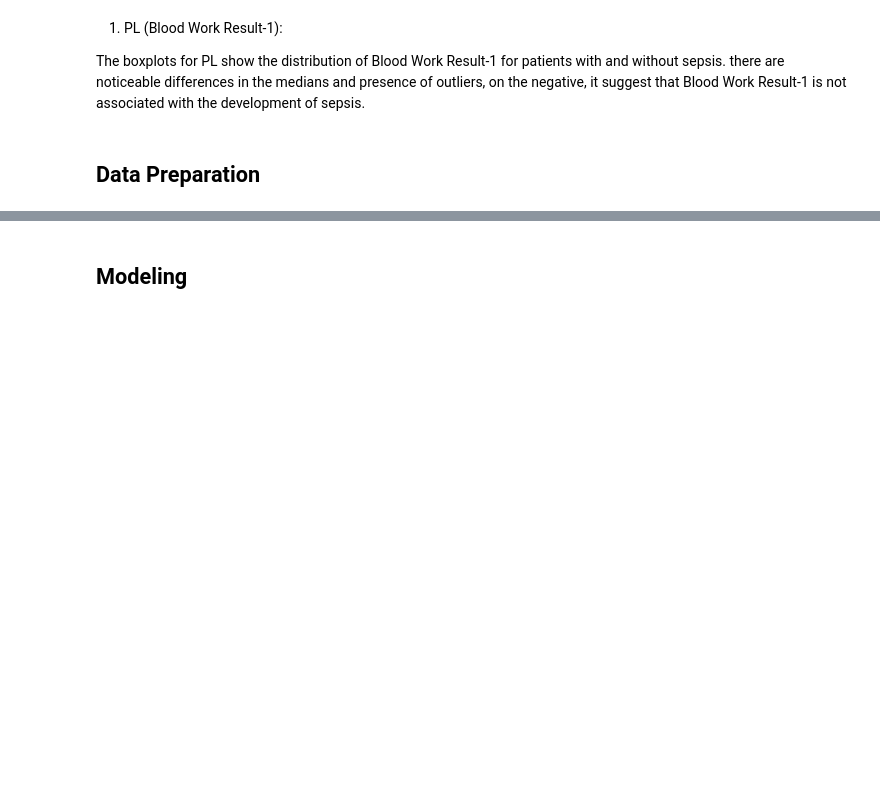
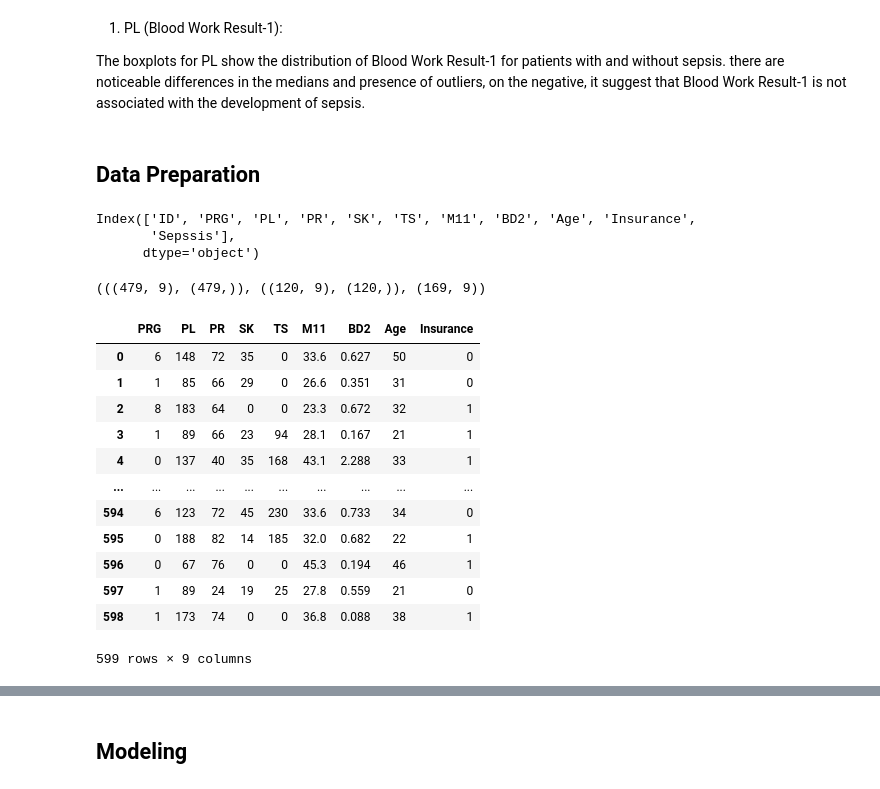
Before and after one commit to mancatha/P6, a Jupyter notebook: notebok.ipynb, the cells around one changed output, grey strips where cells are left out. Saved outputs shown, nothing was run; the diff lists cells and outputs as text; code cells hidden in the pictures; blank space fills up the shorter version.

Commit message:
training

```diff
--- a/notebok.ipynb
+++ b/notebok.ipynb
@@ -312,3 +327,35 @@ plt.show()
 The boxplots for PL show the distribution of Blood Work Result-1 for patients with and without sepsis. there are noticeable differences in the medians and presence of outliers, on the negative, it suggest that Blood Work Result-1 is not associated with the development of sepsis.
 # %% [markdown]
 ## Data Preparation
+# %%
+df.columns
+# %% [output]
+Index(['ID', 'PRG', 'PL', 'PR', 'SK', 'TS', 'M11', 'BD2', 'Age', 'Insurance',
+       'Sepssis'],
+      dtype='object')
+# %%
+# lets separate the dependent and independent/target variable
+X = df.drop(['Sepssis', 'ID'], axis=1)
+y = df['Sepssis']
+
+X_test = test.drop('ID',axis =1)
+X_train, X_eval, y_train, y_eval = train_test_split(X, y, test_size=0.2, random_state=42,stratify=y)
+(X_train.shape, y_train.shape),(X_eval.shape, y_eval.shape),(X_test.shape)
+# %% [output]
+(((479, 9), (479,)), ((120, 9), (120,)), (169, 9))
+# %%
+X
+# %% [output]
+|  | PRG | PL | PR | SK | TS | M11 | BD2 | Age | Insurance |
+| 0 | 6 | 148 | 72 | 35 | 0 | 33.6 | 0.627 | 50 | 0 |
+| 1 | 1 | 85 | 66 | 29 | 0 | 26.6 | 0.351 | 31 | 0 |
+| 2 | 8 | 183 | 64 | 0 | 0 | 23.3 | 0.672 | 32 | 1 |
+| 3 | 1 | 89 | 66 | 23 | 94 | 28.1 | 0.167 | 21 | 1 |
+| 4 | 0 | 137 | 40 | 35 | 168 | 43.1 | 2.288 | 33 | 1 |
+| ... | ... | ... | ... | ... | ... | ... | ... | ... | ... |
+| 594 | 6 | 123 | 72 | 45 | 230 | 33.6 | 0.733 | 34 | 0 |
+| 595 | 0 | 188 | 82 | 14 | 185 | 32.0 | 0.682 | 22 | 1 |
+| 596 | 0 | 67 | 76 | 0 | 0 | 45.3 | 0.194 | 46 | 1 |
+| 597 | 1 | 89 | 24 | 19 | 25 | 27.8 | 0.559 | 21 | 0 |
+| 598 | 1 | 173 | 74 | 0 | 0 | 36.8 | 0.088 | 38 | 1 |
+599 rows × 9 columns
```
Also changed, not shown: parts of 25 cells of this notebook.
